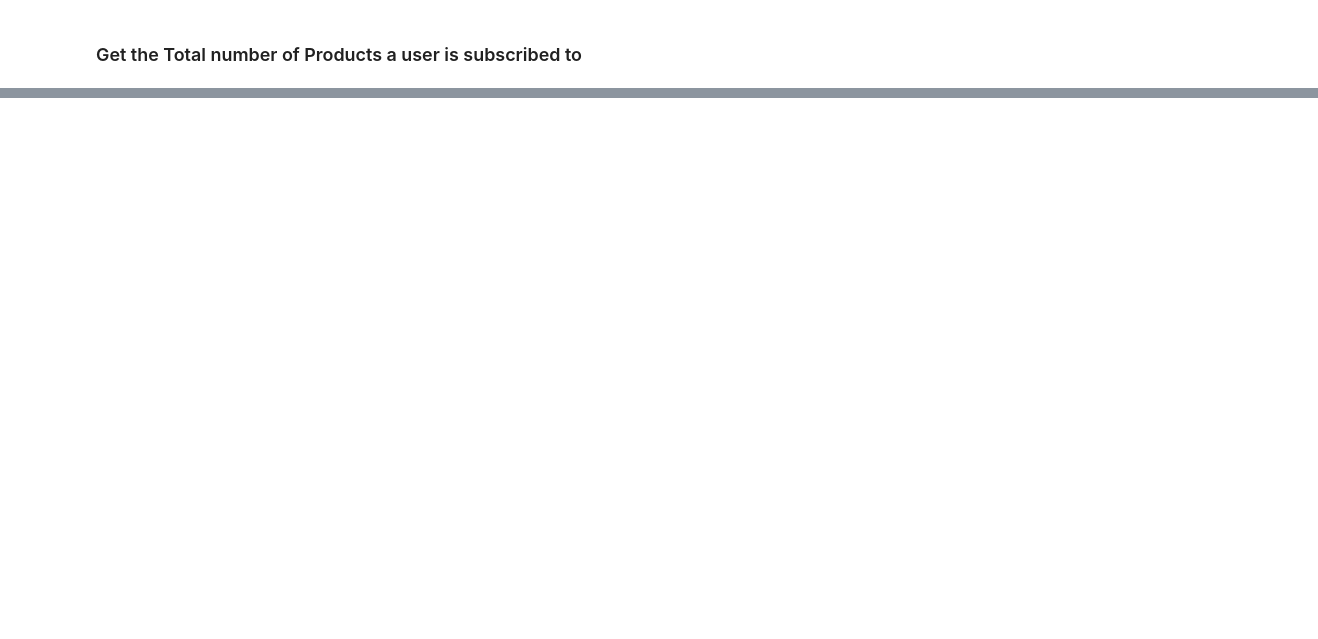
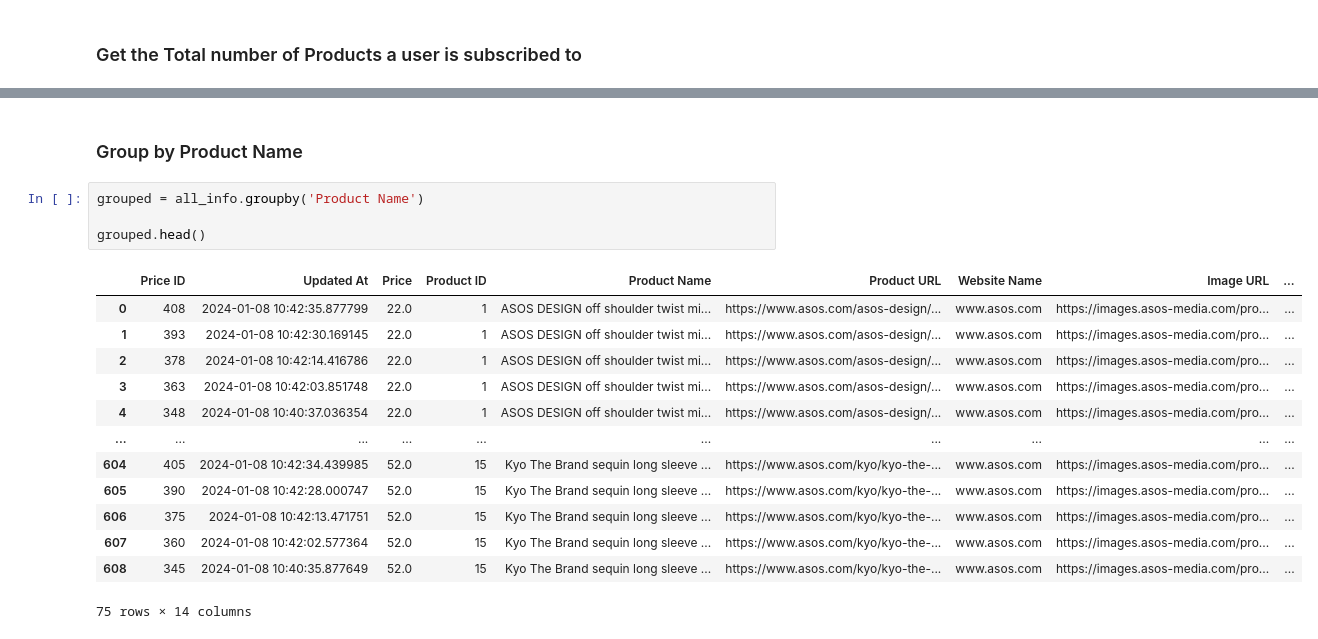
Before and after one commit to Zander-Snow-Sigma/personal_sale_tracker, a Jupyter notebook: dashboard/experiments.ipynb, the cells around one changed output, grey strips where cells are left out. Cells and saved outputs as stored; diff of their text form; blank space fills up the shorter version.

```diff
--- a/dashboard/experiments.ipynb
+++ b/dashboard/experiments.ipynb
@@ -155,0 +160,20 @@ len(user_id_1_df["Product Name"].unique())
+# %% [markdown]
+### Group by Product Name
+# %%
+grouped = all_info.groupby('Product Name')
+
+grouped.head()
+# %% [output]
+|  | Price ID | Updated At | Price | Product ID | Product Name | Product URL | Website Name | Image URL | ... |
+| 0 | 408 | 2024-01-08 10:42:35.877799 | 22.0 | 1 | ASOS DESIGN off shoulder twist mi... | https://www.asos.com/asos-design/... | www.asos.com | https://images.asos-media.com/pro... | ... |
+| 1 | 393 | 2024-01-08 10:42:30.169145 | 22.0 | 1 | ASOS DESIGN off shoulder twist mi... | https://www.asos.com/asos-design/... | www.asos.com | https://images.asos-media.com/pro... | ... |
+| 2 | 378 | 2024-01-08 10:42:14.416786 | 22.0 | 1 | ASOS DESIGN off shoulder twist mi... | https://www.asos.com/asos-design/... | www.asos.com | https://images.asos-media.com/pro... | ... |
+| 3 | 363 | 2024-01-08 10:42:03.851748 | 22.0 | 1 | ASOS DESIGN off shoulder twist mi... | https://www.asos.com/asos-design/... | www.asos.com | https://images.asos-media.com/pro... | ... |
+| 4 | 348 | 2024-01-08 10:40:37.036354 | 22.0 | 1 | ASOS DESIGN off shoulder twist mi... | https://www.asos.com/asos-design/... | www.asos.com | https://images.asos-media.com/pro... | ... |
+| ... | ... | ... | ... | ... | ... | ... | ... | ... | ... |
+| 604 | 405 | 2024-01-08 10:42:34.439985 | 52.0 | 15 | Kyo The Brand sequin long sleeve ... | https://www.asos.com/kyo/kyo-the-... | www.asos.com | https://images.asos-media.com/pro... | ... |
+| 605 | 390 | 2024-01-08 10:42:28.000747 | 52.0 | 15 | Kyo The Brand sequin long sleeve ... | https://www.asos.com/kyo/kyo-the-... | www.asos.com | https://images.asos-media.com/pro... | ... |
+| 606 | 375 | 2024-01-08 10:42:13.471751 | 52.0 | 15 | Kyo The Brand sequin long sleeve ... | https://www.asos.com/kyo/kyo-the-... | www.asos.com | https://images.asos-media.com/pro... | ... |
+| 607 | 360 | 2024-01-08 10:42:02.577364 | 52.0 | 15 | Kyo The Brand sequin long sleeve ... | https://www.asos.com/kyo/kyo-the-... | www.asos.com | https://images.asos-media.com/pro... | ... |
+| 608 | 345 | 2024-01-08 10:40:35.877649 | 52.0 | 15 | Kyo The Brand sequin long sleeve ... | https://www.asos.com/kyo/kyo-the-... | www.asos.com | https://images.asos-media.com/pro... | ... |
+75 rows × 14 columns
```
Also changed, not shown: parts of 9 cells of this notebook.
